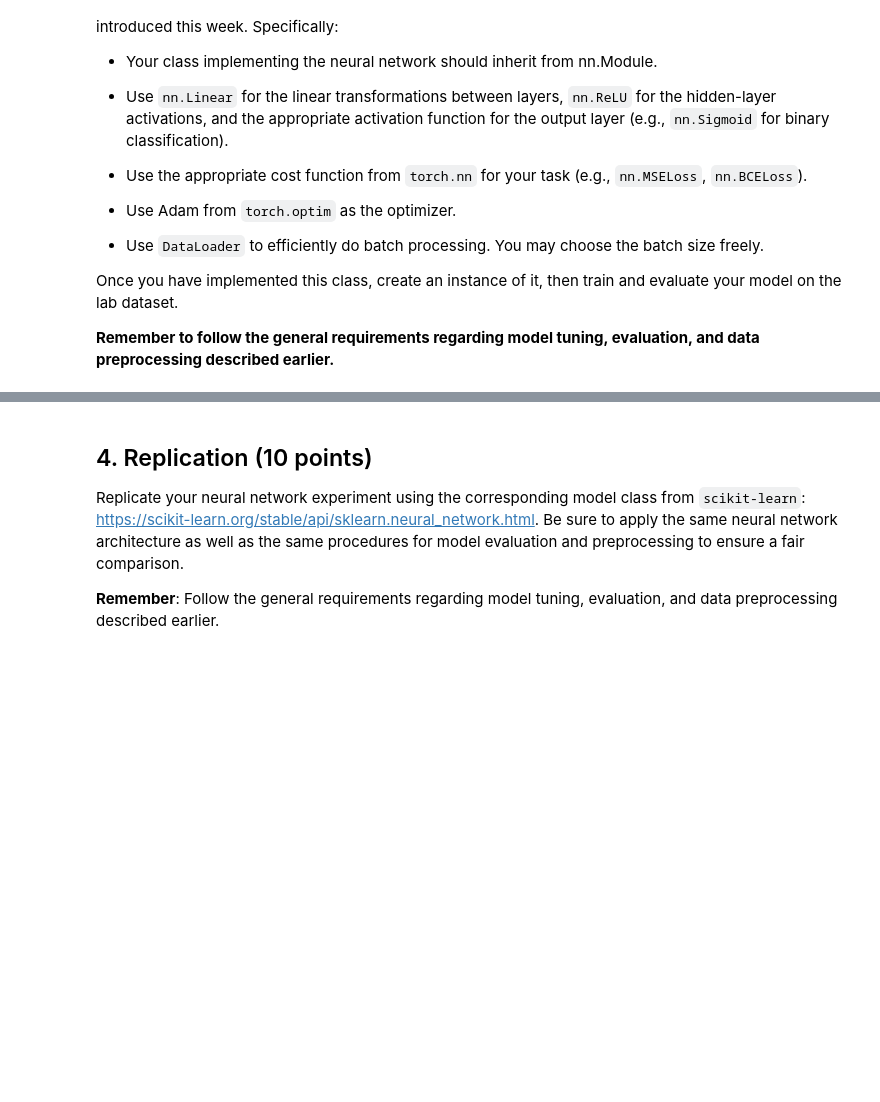
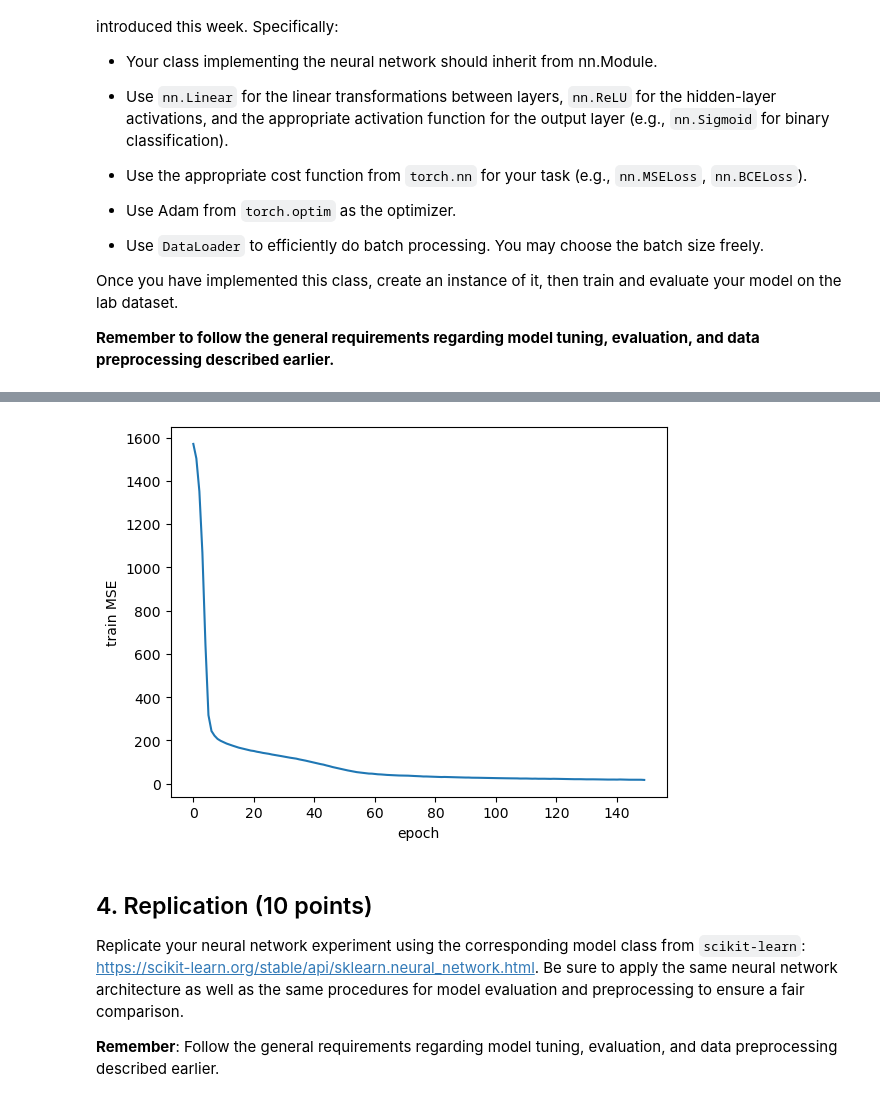
Before and after one commit to rashiadhikarira/ML2_LAB05, a Jupyter notebook: 05-neural-networks-real-data.ipynb, the cells around one changed output, grey strips where cells are left out. Cells and saved outputs as stored; diff of their text form; code cells hidden in the pictures; blank space fills up the shorter version.

```diff
--- a/05-neural-networks-real-data.ipynb
+++ b/05-neural-networks-real-data.ipynb
@@ -167,22 +167,27 @@ Once you have implemented this class, create an instance of it, then train and e
 **Remember to follow the general requirements regarding model tuning, evaluation, and data preprocessing described earlier.**
 # %%
 # USE AS MANY CELLS AS NEEDED
+import torch
 from torch import nn, optim
 from sklearn.model_selection import train_test_split
 from sklearn.metrics import mean_squared_error
 from torch.utils.data import TensorDataset, DataLoader
+from sklearn.preprocessing import StandardScaler
 
 class MLPRegression(nn.Module):
-    def __init__(self, batch_size = 64):
+    def __init__(self, input_dimensions, lr=0.01, epochs=150):
         super().__init__()
 
-        self.batch_size = batch_size
+        self.lr, self.epochs = lr, epochs
 
-        self.linear_1 = nn.Linear(X.shape[1], 100)
+        self.relu = nn.ReLU()
+        self.linear_1 = nn.Linear(input_dimensions, 100)
         self.linear_2 = nn.Linear(100, 100)
         self.linear_3 = nn.Linear(100, 10)
+        self.linear_4 = nn.Linear(10, 1)
 
-        self.optimizer =
+        self.loss_fn = nn.MSELoss()
+        self.optimizer = torch.optim.Adam(self.parameters(), lr=self.lr)
 
     def forward(self, x):
         x = self.linear_1(x)
@@ -190,17 +195,65 @@ class MLPRegression(nn.Module):
         x = self.linear_2(x)
         x = self.relu(x)
         x = self.linear_3(x)
-        x = self.softmax(x)
+        x = self.relu(x)
+        x = self.linear_4(x)
         return x
 
-X_train, X_test, y_train, y_test = train_test_split(df, train_size=0.8)
+    def fit(self, dataset, loader):
+        history = {"train": []}
 
-train_data = TensorDataset(X_train, y_train)
-train_loader = DataLoader(train_Data, batch_size=batch_size, shuffle=True)
+        for epoch in range(self.epochs):
+            self.train()
+            total = 0.0
+            for xb, yb in loader:
+                self.optimizer.zero_grad()
+                loss = self.cost(self(xb), yb)
+                loss.backward()
+                self.optimizer.step()
+                total += loss.item() * len(xb)
+            history["train"].append(total / len(dataset))
 
-test_data = TensorDataset(X_test, y_test)
-test_loader = DataLoader(test_data, batch_size=batch_size, shuffle=True)
+        return history
 
-model = MLPRegression()
-cost_fn = MSE()
-optimizer = optim.Adam(model.parameters())
+    def cost(self, y_pred, y_true):
+        return self.loss_fn(y_pred, y_true)
+
+    def predict(self, X):
+        self.eval()
+        with torch.no_grad():
+            return self(X) # this calls forward
+
+X = df.drop(columns='Concrete compressive strength(MPa, megapascals)')
+y = df['Concrete compressive strength(MPa, megapascals)']
+
+X_train, X_test, y_train, y_test = train_test_split(X, y, train_size=0.8, random_state=42)
+
+batch_size = 64
+
+scaler = StandardScaler()
+X_train_changed = scaler.fit_transform(X_train)
+X_test_changed = scaler.transform(X_test)
+
+X_train_changed = torch.tensor(X_train_changed, dtype = torch.float32)
+X_test_changed = torch.tensor(X_test_changed, dtype = torch.float32)
+y_train = torch.tensor(y_train.values, dtype = torch.float32).view(-1, 1)
+y_test =  torch.tensor(y_test.values, dtype = torch.float32).view(-1, 1)
+
+train_data = TensorDataset(X_train_changed, y_train)
+train_loader = DataLoader(train_data, batch_size=batch_size, shuffle=True)
+
+test_data = TensorDataset(X_test_changed, y_test)
+test_loader = DataLoader(test_data, batch_size=batch_size, shuffle=False)
+
+model = MLPRegression(X_train_changed.shape[1], lr = 1e-3, epochs = 150)
+history = model.fit(train_data, train_loader)
+y_pred = model.predict(X_test_changed)
+cost = mean_squared_error(y_test.numpy(), y_pred.numpy())
+
+print(f"The Regression models total cost is {cost}")
+
+plt.plot(history["train"])
+plt.xlabel("epoch")
+plt.ylabel("train MSE")
+plt.show()
+# %% [output]
@@ -207,3 +261,4 @@ optimizer = optim.Adam(model.parameters())
+[figure, added]
 # %% [markdown]
 ## 4. Replication (10 points)
 
```
Also changed, not shown: parts of 2 cells of this notebook.
